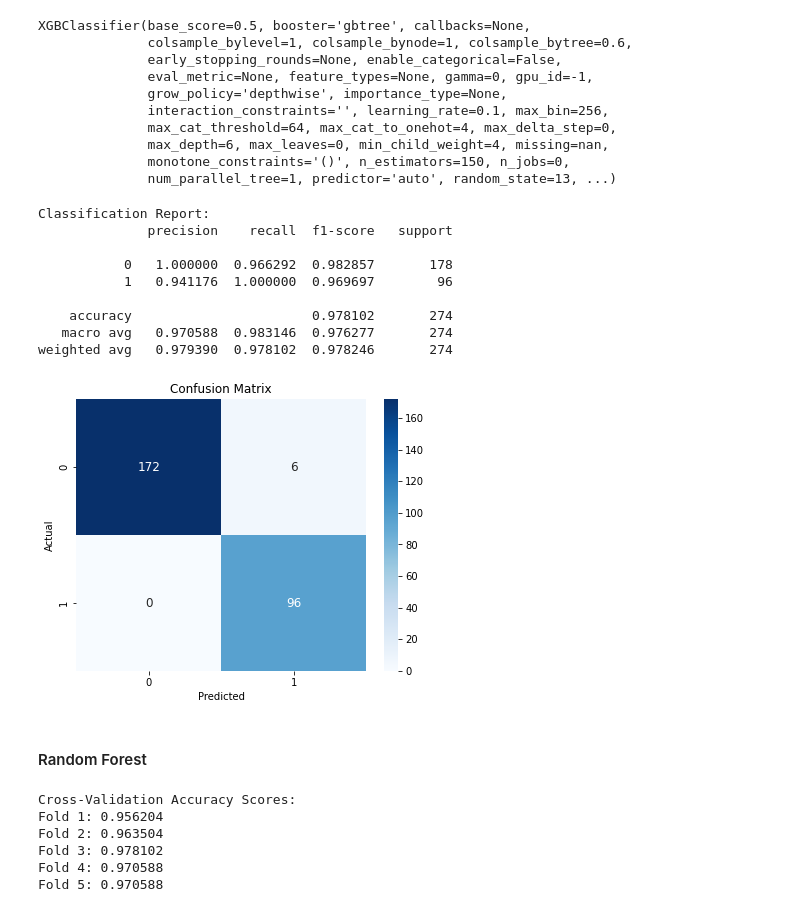
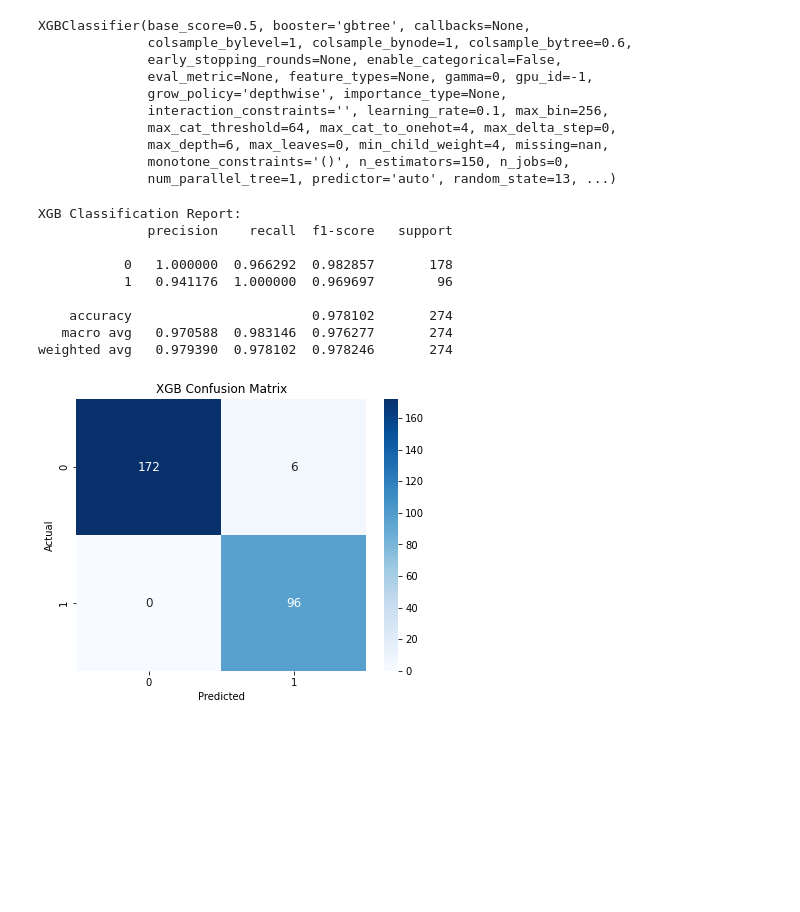
Before and after one commit to Anuvathan/Breast_Cancer_Benign_Malign_Prediction, a Jupyter notebook: main.ipynb, the cells around one changed output. Drawn from its saved outputs; the diff is of its cells as text; code cells hidden in the pictures; blank space fills up the shorter version.

```diff
--- a/main.ipynb
+++ b/main.ipynb
@@ -599,0 +891,8 @@ weighted avg   0.965859  0.963504  0.963814       274
+# %%
+# Create an instance of the Support Vector Classifier with the best hyperparameters
+svc_model = SVC(
+    kernel='linear',
+    gamma=0.1,
+    degree=4,
+    C=0.1
+)
@@ -599,0 +1003,3 @@ weighted avg   0.965859  0.963504  0.963814       274
+# %%
+# Fit SVC model for train set
+svc_model.fit(X_train, y_train)
@@ -599,0 +1106,7 @@ weighted avg   0.965859  0.963504  0.963814       274
+# %%
+logistic_model = LogisticRegression(
+    C=0.1,
+    max_iter=500,
+    penalty='l2',
+    solver='newton-cg'
+)
@@ -599,0 +1217,3 @@ weighted avg   0.965859  0.963504  0.963814       274
+# %%
+# Fit logistic regression model for train set
+logistic_model.fit(X_train, y_train)
@@ -802,32 +1457,30 @@ XGBClassifier(base_score=0.5, booster='gbtree', callbacks=None,
               monotone_constraints='()', n_estimators=150, n_jobs=0,
               num_parallel_tree=1, predictor='auto', random_state=13, ...)
 # %%
-# Use the trained KNN model to make predictions on the test data
+# Use the trained XGB model to make predictions on the test data
 y_pred = xgb_model.predict(X_test)
 
 # Print the Classification Report with 4 decimal points
 report = classification_report(y_test, y_pred, digits=6)
-print("Classification Report:")
+print("XGB Classification Report:")
 print(report)
 
 # Print the Confusion Matrix using a Heatmap
 conf_matrix = confusion_matrix(y_test, y_pred)
 plt.figure(figsize=(6.5, 5))
 sns.heatmap(conf_matrix, annot=True, cmap='Blues', fmt='d', annot_kws={"size": 12})
 plt.xlabel('Predicted')
 plt.ylabel('Actual')
-plt.title('Confusion Matrix')
+plt.title('XGB Confusion Matrix')
 plt.show()
 # %% [output]
-Classification Report:
+XGB Classification Report:
               precision    recall  f1-score   support
 
            0   1.000000  0.966292  0.982857       178
            1   0.941176  1.000000  0.969697        96
 
     accuracy                       0.978102       274
    macro avg   0.970588  0.983146  0.976277       274
 weighted avg   0.979390  0.978102  0.978246       274
-[figure, old version]
+[figure, new version]
-# %% [markdown]
-#### Random Forest
@@ -857,12 +1486,0 @@ scores = cross_val_score(rf, X, y, cv=cv, scoring='accuracy')
-# %%
-# Print the accuracy for each fold
-print("Cross-Validation Accuracy Scores:")
-for i, score in enumerate(scores):
-    print(f"Fold {i+1}: {score:.6f}")
-# %% [output]
-Cross-Validation Accuracy Scores:
-Fold 1: 0.956204
-Fold 2: 0.963504
-Fold 3: 0.978102
-Fold 4: 0.970588
-Fold 5: 0.970588
```
Also changed, not shown: parts of 56 cells of this notebook.
